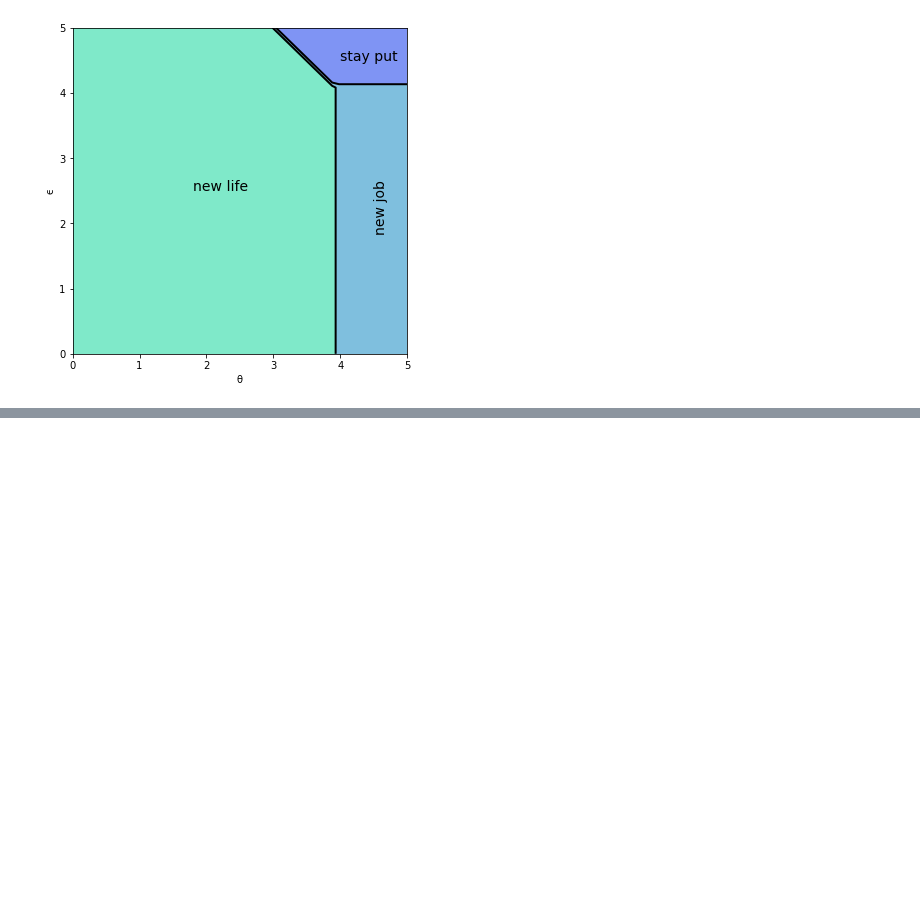
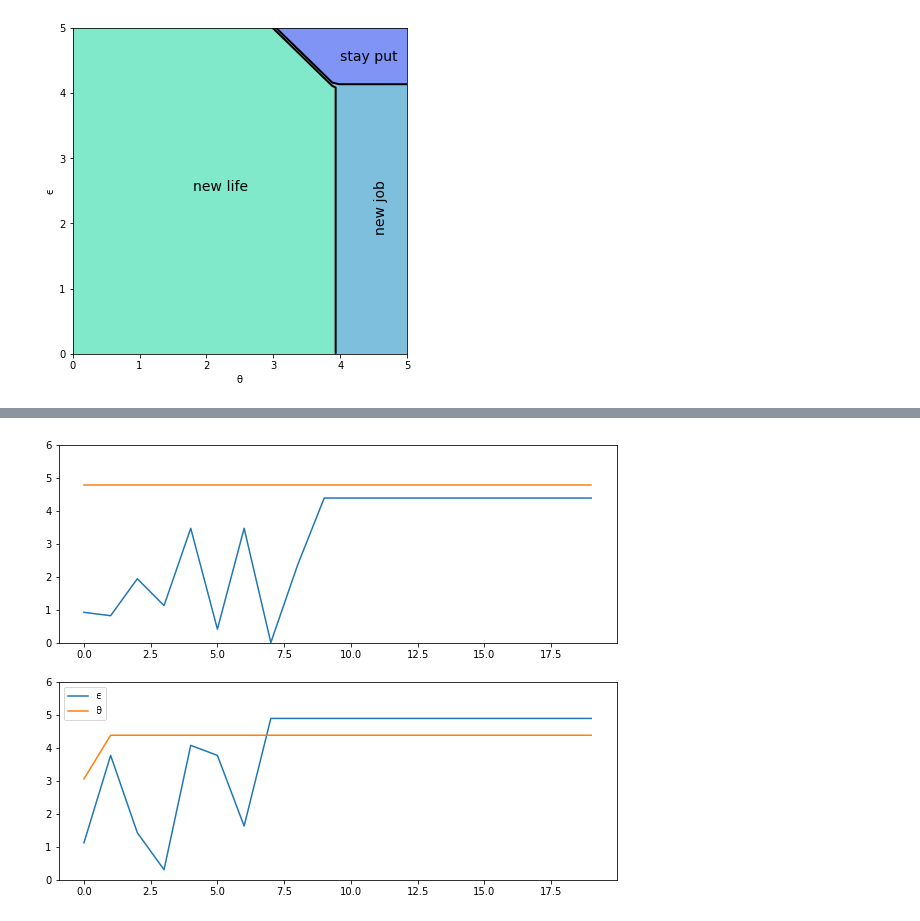
Before and after one commit to PanPip/QuantEcon_Tasks, a Jupyter notebook: Dynamic_programming.ipynb, the cells around one changed output, grey strips where cells are left out. Cells and saved outputs as stored; diff of their text form; code cells hidden in the pictures; blank space fills up the shorter version.

Commit message:
Finished lesson on Job Search IV: Modeling Career Choice

```diff
--- a/Dynamic_programming.ipynb
+++ b/Dynamic_programming.ipynb
@@ -1398,0 +1403,34 @@ plt.show()
+# %%
+F = np.cumsum(cw.F_probs)
+G = np.cumsum(cw.G_probs)
+v_star = solve_model(cw, verbose=False)
+T, get_greedy = operator_factory(cw)
+greedy_star = get_greedy(v_star)
+
+def gen_path(optimal_policy, F, G, t=20):
+    i = j = 0
+    θ_index = []
+    ϵ_index = []
+    for t in range(t):
+        if greedy_star[i, j] == 1:       # Stay put
+            pass
+        elif greedy_star[i, j] == 2:     # New job
+            j = int(qe.random.draw(G))
+        else:                            # New life
+            i, j = int(qe.random.draw(F)), int(qe.random.draw(G))
+        θ_index.append(i)
+        ϵ_index.append(j)
+    return cw.θ[θ_index], cw.ϵ[ϵ_index]
+
+
+fig, axes = plt.subplots(2, 1, figsize=(10, 8))
+for ax in axes:
+    θ_path, ϵ_path = gen_path(greedy_star, F, G)
+    ax.plot(ϵ_path, label='ϵ')
+    ax.plot(θ_path, label='θ')
+    ax.set_ylim(0, 6)
+
+plt.legend()
+plt.show()
+# %% [output]
+[figure, added]
```
Also changed, not shown: parts of 5 cells of this notebook, 3 other files.
